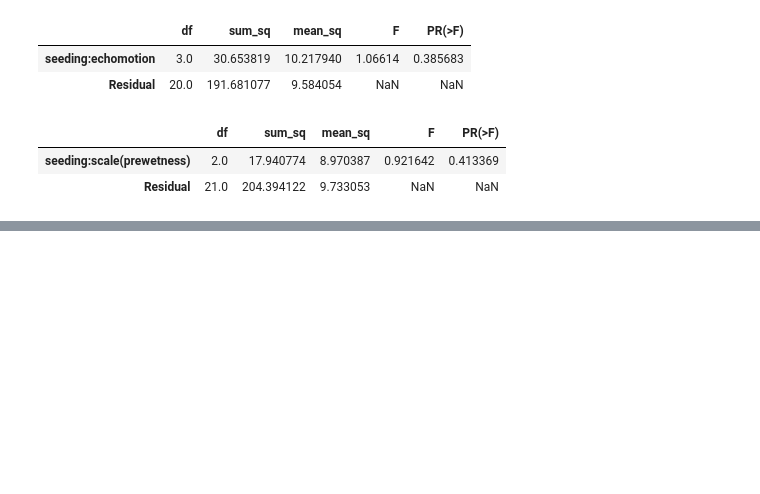
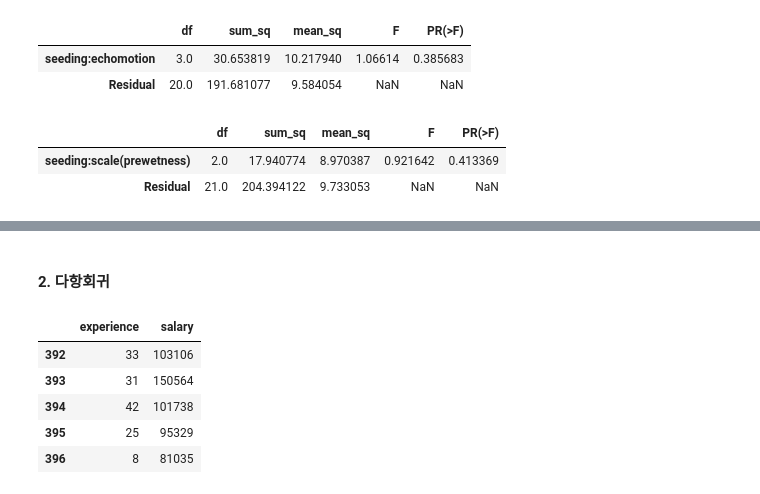
Before and after one commit to whguswls58/TIL, a Jupyter notebook: math/200523_mathclass.ipynb, the cells around one changed output, grey strips where cells are left out. Cells and saved outputs as stored; diff of their text form; code cells hidden in the pictures; blank space fills up the shorter version.

```diff
--- a/math/200523_mathclass.ipynb
+++ b/math/200523_mathclass.ipynb
@@ -114,0 +173,14 @@ sm.stats.anova_lm(result)
+# %% [markdown]
+#### 2. 다항회귀
+# %%
+dataset = sm.datasets.get_rdataset("Salaries", package = "carData")
+df = dataset.data[["yrs.since.phd", "salary"]]
+df = df.rename(columns = {"yrs.since.phd": "experience"})
+df.tail()
+# %% [output]
+|  | experience | salary |
+| 392 | 33 | 103106 |
+| 393 | 31 | 150564 |
+| 394 | 42 | 101738 |
+| 395 | 25 | 95329 |
+| 396 | 8 | 81035 |
```
Also changed, not shown: parts of 19 cells of this notebook.
